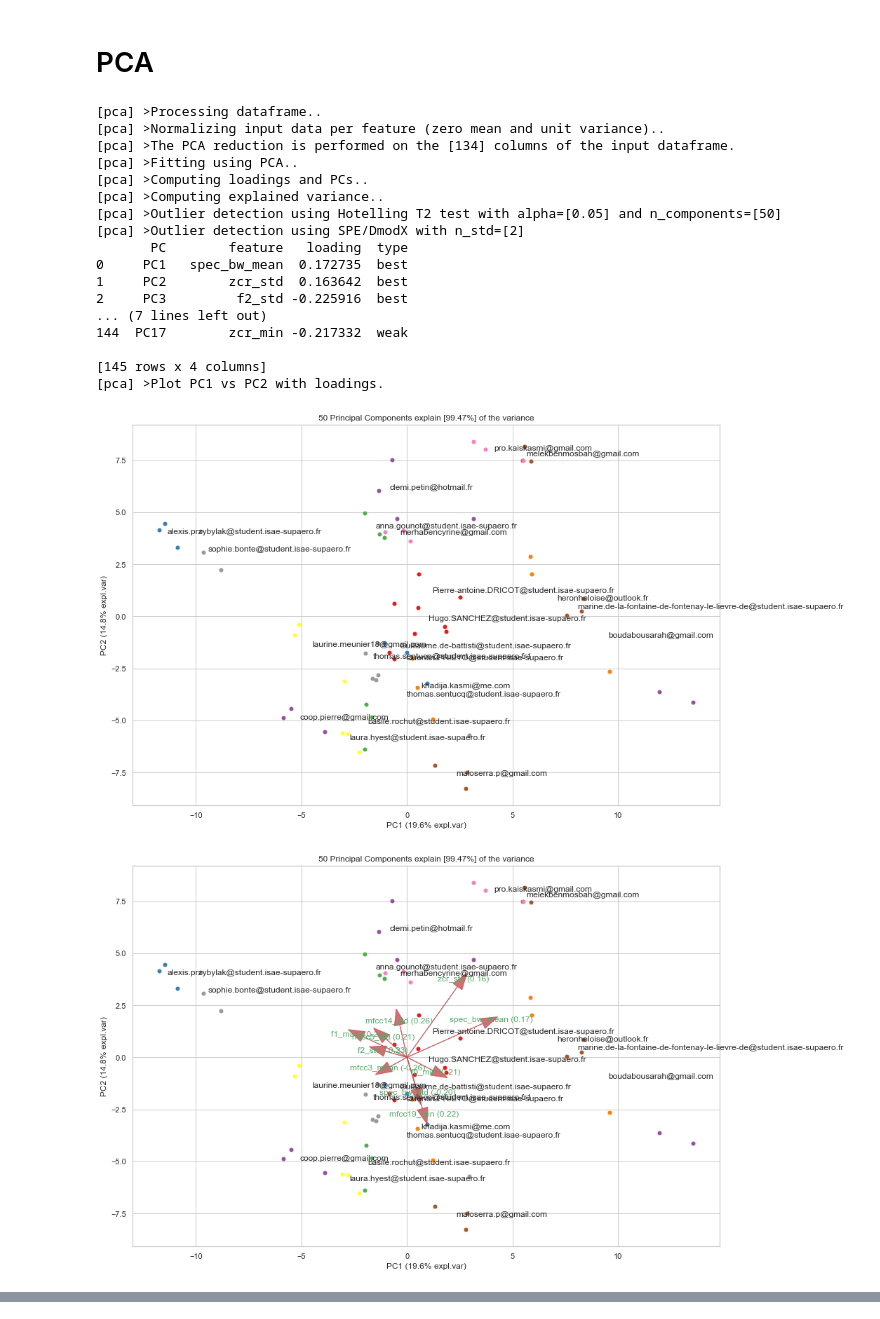
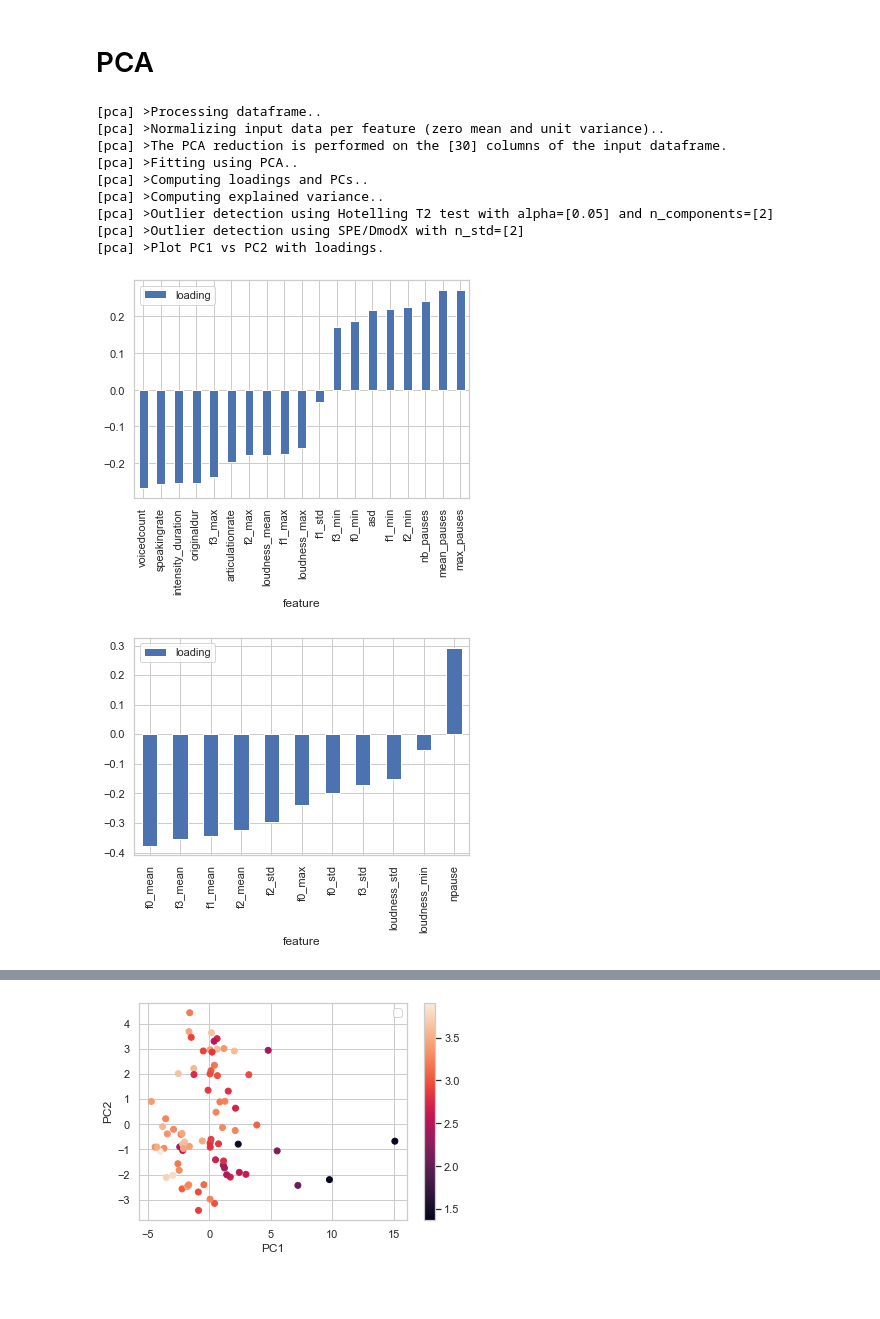
Before and after one commit to Kinzakasmi/Video-Interviews-Analysis, a Jupyter notebook: audio.ipynb, the cells around one changed output, grey strips where cells are left out. Saved outputs shown, nothing was run; the diff lists cells and outputs as text; code cells hidden in the pictures; blank space fills up the shorter version.

```diff
--- a/audio.ipynb
+++ b/audio.ipynb
@@ -72,5 +60,9 @@ from models_utils import get_features, get_scores, merge_scores_feats
 feats = get_features(audios)
 # %%
 feats.to_csv('feats.csv')
+# %%
+import pandas as pd
+feats = pd.read_csv('feats.csv')
+feats = feats.set_index('id')
 # %% [markdown]
 # Visualizations
@@ -394,43 +431,51 @@ exp = explainer.explain_instance(df_titanic.loc[i,feat].astype(int).values, prob
 # %% [markdown]
 # PCA
+# %%
+import hashlib
+feats_pca = feats.copy()
+feats_pca['email'] = list(map(lambda s : s.split('_')[0],feats_pca.index.values))
+feats_pca['question'] = list(map(lambda s : s.split('_')[1],feats_pca.index.values))
+
+
+feats_pca['email'] = list(map(lambda e : hashlib.md5(e.encode()).hexdigest()[:5],feats_pca.email))
+feats_pca['email'] = feats_pca.apply(lambda s : s.email+'_'+s.question,axis=1)
+feats_pca = feats_pca.set_index('email').drop(columns=['question'])
+# Fit transform
+
+#feats_pca = feats_pca.iloc[:,:30]
 # %%
 from pca import pca
+import hashlib
 
-pca_m = pca(n_components=50,normalize=True)
+score = scores.mean(axis=1)
 
-# Fit transform
-features_pca = pca_m.fit_transform(feats)
+pca_m = pca(n_components=2,normalize=True)
 
-print(pca_m.compute_topfeat())
+features_pca = pca_m.fit_transform(feats_pca.iloc[:,:30])
+
+pca_m.compute_topfeat().sort_values('loading').groupby('PC').plot.bar('feature','loading')
 
 # Scatter first 2 PCs
 fig, ax = pca_m.scatter(legend=False)
 
 # Make biplot with the number of features
-fig, ax = pca_m.biplot(n_feat=10,legend=False)
+fig, ax = pca_m.biplot(n_feat=10,legend=False,label=True)
 
 import matplotlib.pyplot as plt
-new_score = (score-score.min())/(score.max()-score.min())*3
-plt.scatter(features_pca['PC']['PC1'],features_pca['PC']['PC2'],c=score['all'])
+plt.scatter(features_pca['PC']['PC1'],features_pca['PC']['PC2'],c=score)
 plt.colorbar()
 plt.legend()
+plt.xlabel('PC1')
+plt.ylabel('PC2')
 # %% [output]
 [pca] >Processing dataframe..
 [pca] >Normalizing input data per feature (zero mean and unit variance)..
-[pca] >The PCA reduction is performed on the [134] columns of the input dataframe.
+[pca] >The PCA reduction is performed on the [30] columns of the input dataframe.
 [pca] >Fitting using PCA..
 [pca] >Computing loadings and PCs..
 [pca] >Computing explained variance..
-[pca] >Outlier detection using Hotelling T2 test with alpha=[0.05] and n_components=[50]
+[pca] >Outlier detection using Hotelling T2 test with alpha=[0.05] and n_components=[2]
 [pca] >Outlier detection using SPE/DmodX with n_std=[2]
-       PC        feature   loading  type
-0     PC1   spec_bw_mean  0.172735  best
-1     PC2        zcr_std  0.163642  best
-2     PC3         f2_std -0.225916  best
-... (7 lines left out)
-144  PC17        zcr_min -0.217332  weak
-
-[145 rows x 4 columns]
 [pca] >Plot PC1 vs PC2 with loadings.
-[figure, old version]
+[figure, new version]
-[figure, old version]
+[figure, new version]
@@ -439,0 +486 @@ No artists with labels found to put in legend.  Note that artists whose label st
+[figure, added]
```
Also changed, not shown: parts of 27 cells of this notebook, 7 other files.
